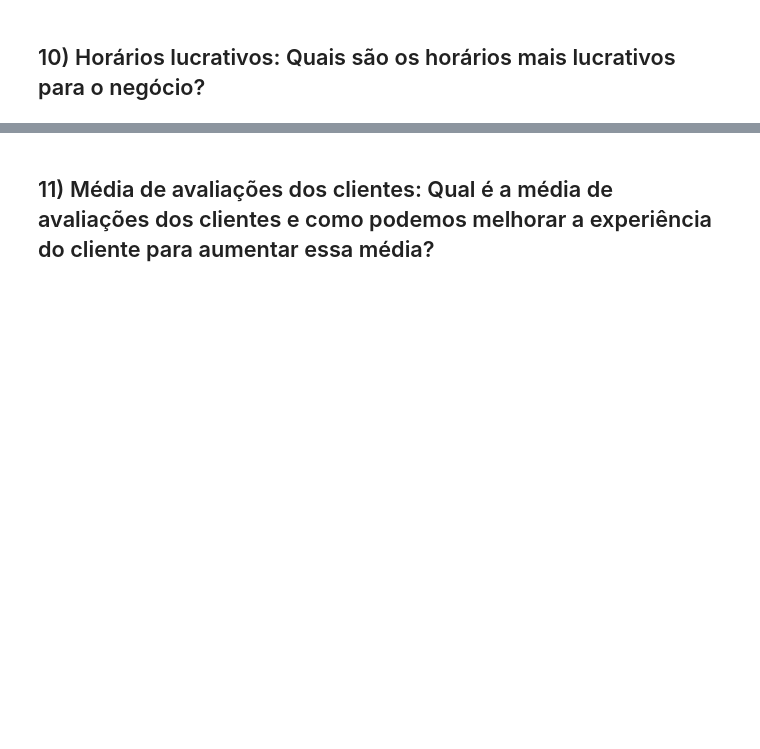
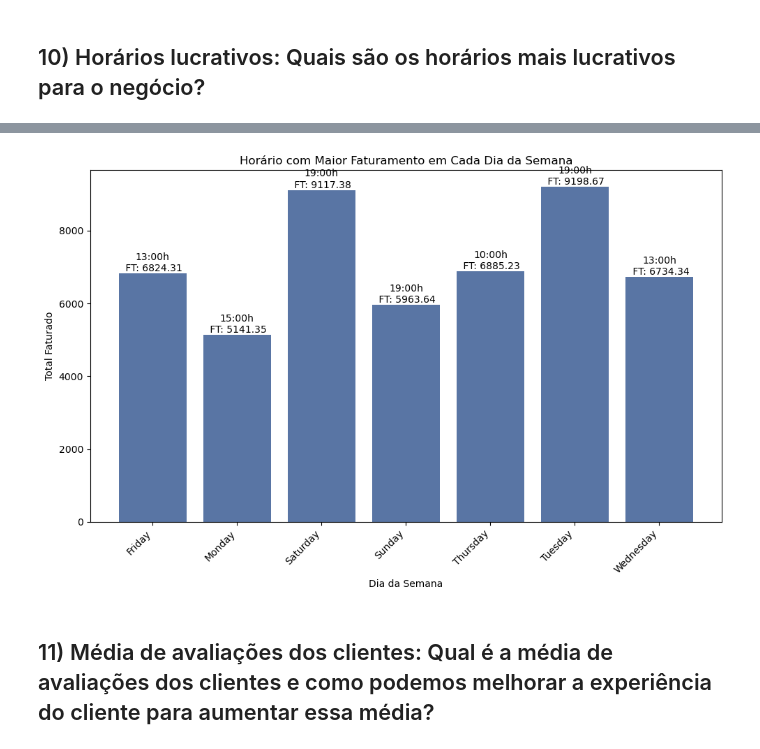
Before and after one commit to leonildolinck/ada-projeto-tecnicas-de-programacao, a Jupyter notebook: Projeto-Notebook.ipynb, the cells around one changed output, grey strips where cells are left out. Cells and saved outputs as stored; diff of their text form; code cells hidden in the pictures; blank space fills up the shorter version.

```diff
--- a/Projeto-Notebook.ipynb
+++ b/Projeto-Notebook.ipynb
@@ -795,2 +851,8 @@ plt.show()
 # %% [markdown]
 ## 10) Horários lucrativos: Quais são os horários mais lucrativos para o negócio?
+# %%
+df['Dia_da_Semana'] = df['Date'].dt.day_name()
+df['Hora'] = df['Time'].dt.hour
+# %%
+faturamento_por_dia_semana_hora = df.groupby(['Dia_da_Semana', 'Hora'])['Total'].sum().reset_index()
+print(faturamento_por_dia_semana_hora)
@@ -796,0 +874,3 @@ plt.show()
+# %%
+hora_faturamento_maximo_por_dia = faturamento_por_dia_semana_hora.loc[faturamento_por_dia_semana_hora.groupby('Dia_da_Semana')['Total'].idxmax()]
+print(hora_faturamento_maximo_por_dia)
@@ -797,3 +886,18 @@ plt.show()
+# %%
+plt.figure(figsize=(10, 6.5))
+
+plt.bar(hora_faturamento_maximo_por_dia['Dia_da_Semana'], hora_faturamento_maximo_por_dia['Total'], color='#5975A4')
+for index, row in hora_faturamento_maximo_por_dia.iterrows():
+    plt.text(row['Dia_da_Semana'], row['Total'], f"{row['Hora']}:00h\n FT: {row['Total']:.2f}", color='black', ha='center', va='bottom')
+
+plt.title('Horário com Maior Faturamento em Cada Dia da Semana')
+plt.xlabel('Dia da Semana')
+plt.ylabel('Total Faturado')
+plt.xticks(rotation=45, ha='right')
+plt.tight_layout()
+plt.show()
+# %% [output]
+[figure, added]
 # %% [markdown]
 ## 11) Média de avaliações dos clientes: Qual é a média de avaliações dos clientes e como podemos melhorar a experiência do cliente para aumentar essa média?
 # %% [markdown]
```
Also changed, not shown: parts of 15 cells of this notebook.
